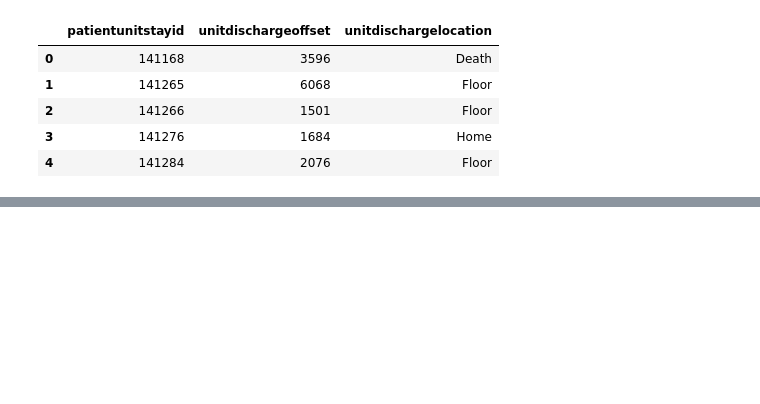
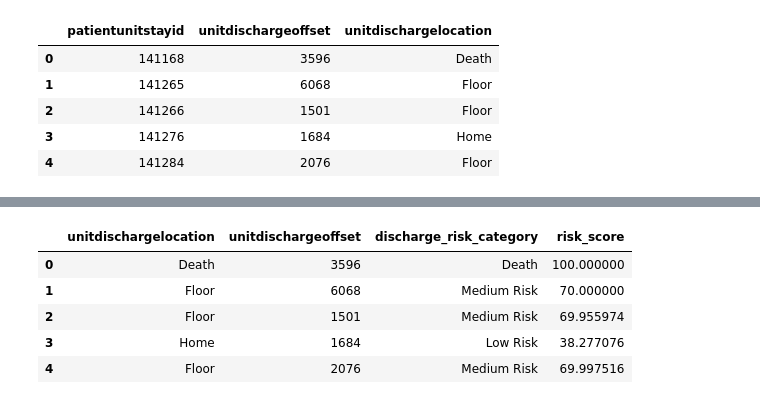
Before and after one commit to joy628/master-project, a Jupyter notebook: data-prepossing-2/patient.ipynb, the cells around one changed output, grey strips where cells are left out. Cells and saved outputs as stored; diff of their text form; code cells hidden in the pictures; blank space fills up the shorter version.

```diff
--- a/data-prepossing-2/patient.ipynb
+++ b/data-prepossing-2/patient.ipynb
@@ -221,0 +364,32 @@ df_p1.head()
+# %%
+
+# 定义 risk score 函数
+def calculate_risk_score(discharge_risk_category, offset):
+    # 高风险的出院地点
+    if discharge_risk_category == 'Death':
+        return 100 - np.exp(-0.01 * offset) * 100  # 越接近出院，风险越高
+    # 中高风险的出院地点
+    elif discharge_risk_category == 'High Risk':
+        return 80 - np.exp(-0.005 * offset) * 80
+     # 中风险的出院地点
+    elif discharge_risk_category =='Medium Risk':
+        return 70 - np.exp(-0.005 * offset) * 80
+    # 低风险的出院地点
+    elif discharge_risk_category=='Low Risk':
+        return 40 - np.exp(-0.002 * offset) * 50
+    # 其他地点
+    else:
+        return 60 - np.exp(-0.003 * offset) * 60
+
+# 应用到数据
+df_p1['risk_score'] = df_p1.apply(lambda row: calculate_risk_score(row['discharge_risk_category'], row['unitdischargeoffset']), axis=1)
+
+# 查看结果
+df_p1[['unitdischargelocation', 'unitdischargeoffset','discharge_risk_category','risk_score']].head()
+# %% [output]
+|  | unitdischargelocation | unitdischargeoffset | discharge_risk_category | risk_score |
+| 0 | Death | 3596 | Death | 100.000000 |
+| 1 | Floor | 6068 | Medium Risk | 70.000000 |
+| 2 | Floor | 1501 | Medium Risk | 69.955974 |
+| 3 | Home | 1684 | Low Risk | 38.277076 |
+| 4 | Floor | 2076 | Medium Risk | 69.997516 |
```
Also changed, not shown: parts of 14 cells of this notebook, 2 other files.
